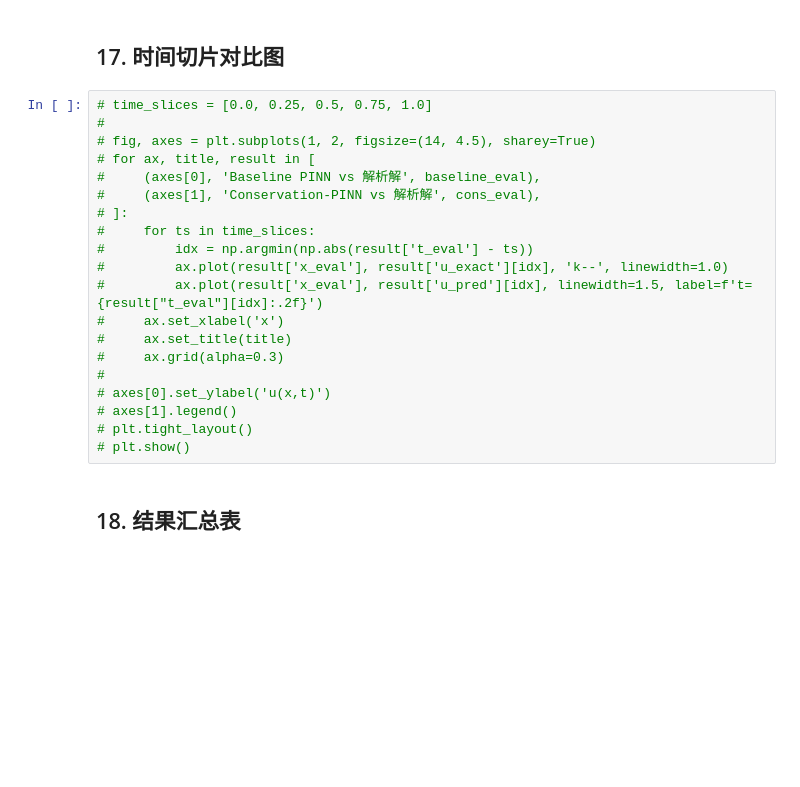
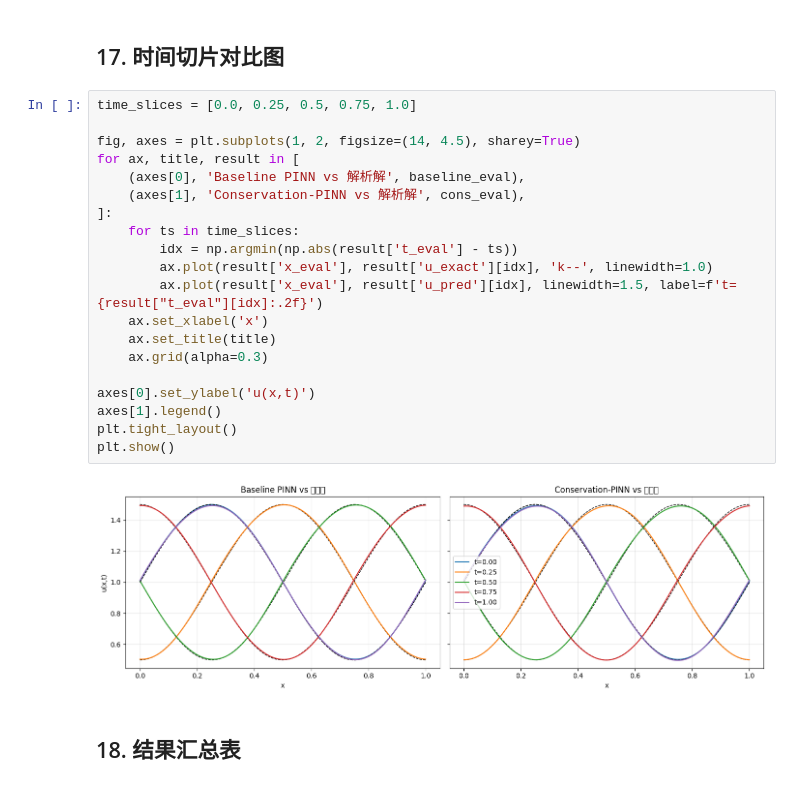
Before and after one commit to WangZW928/HPC_matters, a Jupyter notebook: lessons/section5_conservation_pinn_advection.ipynb, the cells around one changed output. Drawn from its saved outputs; the diff is of its cells as text; blank space fills up the shorter version.

```diff
--- a/lessons/section5_conservation_pinn_advection.ipynb
+++ b/lessons/section5_conservation_pinn_advection.ipynb
@@ -505,25 +720,27 @@ $$E_{cons}(t)=|M_\theta(t)-M_0|$$
 # %% [markdown]
 ## 17. 时间切片对比图
 # %%
-# time_slices = [0.0, 0.25, 0.5, 0.75, 1.0]
-#
-# fig, axes = plt.subplots(1, 2, figsize=(14, 4.5), sharey=True)
-# for ax, title, result in [
-#     (axes[0], 'Baseline PINN vs 解析解', baseline_eval),
-#     (axes[1], 'Conservation-PINN vs 解析解', cons_eval),
-# ]:
-#     for ts in time_slices:
-#         idx = np.argmin(np.abs(result['t_eval'] - ts))
-#         ax.plot(result['x_eval'], result['u_exact'][idx], 'k--', linewidth=1.0)
-#         ax.plot(result['x_eval'], result['u_pred'][idx], linewidth=1.5, label=f't={result["t_eval"][idx]:.2f}')
-#     ax.set_xlabel('x')
-#     ax.set_title(title)
-#     ax.grid(alpha=0.3)
-#
-# axes[0].set_ylabel('u(x,t)')
-# axes[1].legend()
-# plt.tight_layout()
-# plt.show()
+time_slices = [0.0, 0.25, 0.5, 0.75, 1.0]
+
+fig, axes = plt.subplots(1, 2, figsize=(14, 4.5), sharey=True)
+for ax, title, result in [
+    (axes[0], 'Baseline PINN vs 解析解', baseline_eval),
+    (axes[1], 'Conservation-PINN vs 解析解', cons_eval),
+]:
+    for ts in time_slices:
+        idx = np.argmin(np.abs(result['t_eval'] - ts))
+        ax.plot(result['x_eval'], result['u_exact'][idx], 'k--', linewidth=1.0)
+        ax.plot(result['x_eval'], result['u_pred'][idx], linewidth=1.5, label=f't={result["t_eval"][idx]:.2f}')
+    ax.set_xlabel('x')
+    ax.set_title(title)
+    ax.grid(alpha=0.3)
+
+axes[0].set_ylabel('u(x,t)')
+axes[1].legend()
+plt.tight_layout()
+plt.show()
+# %% [output]
+[figure, added]
 # %% [markdown]
 ## 18. 结果汇总表
 # %%
```
Also changed, not shown: parts of 23 cells of this notebook.
